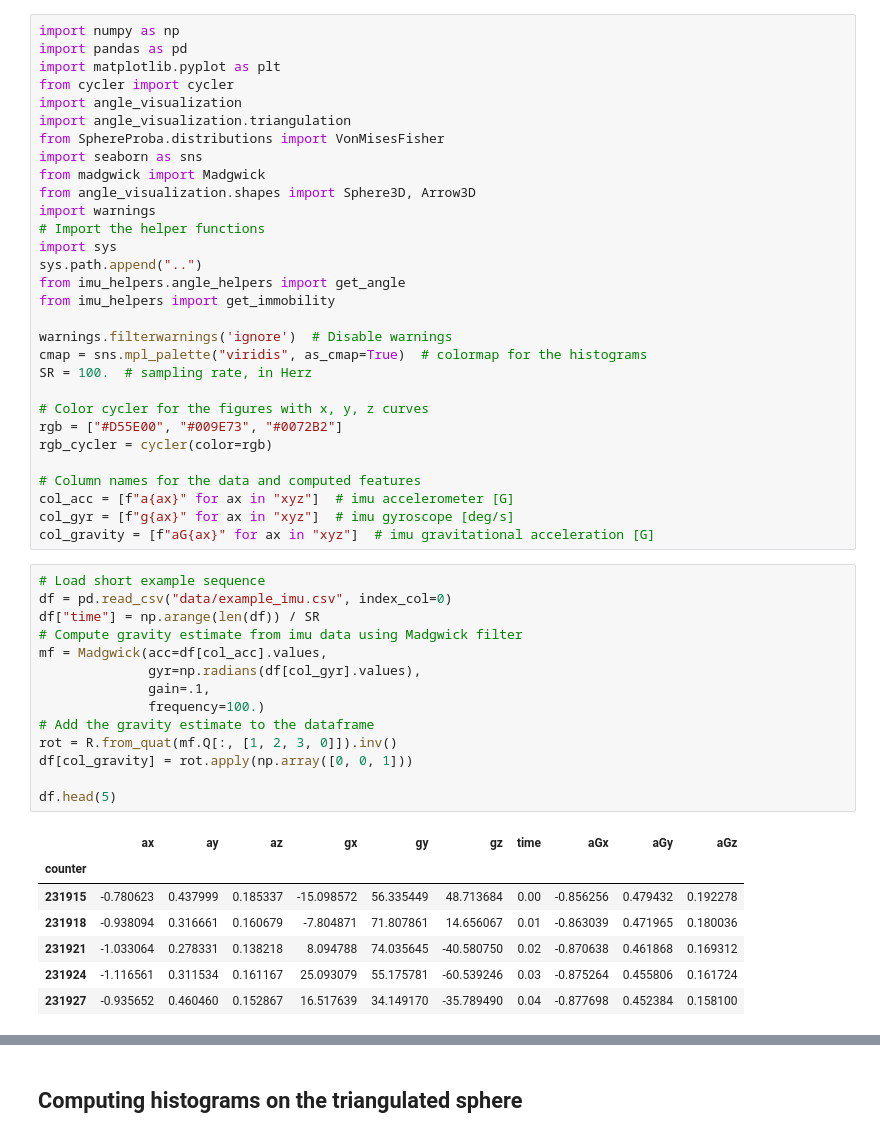
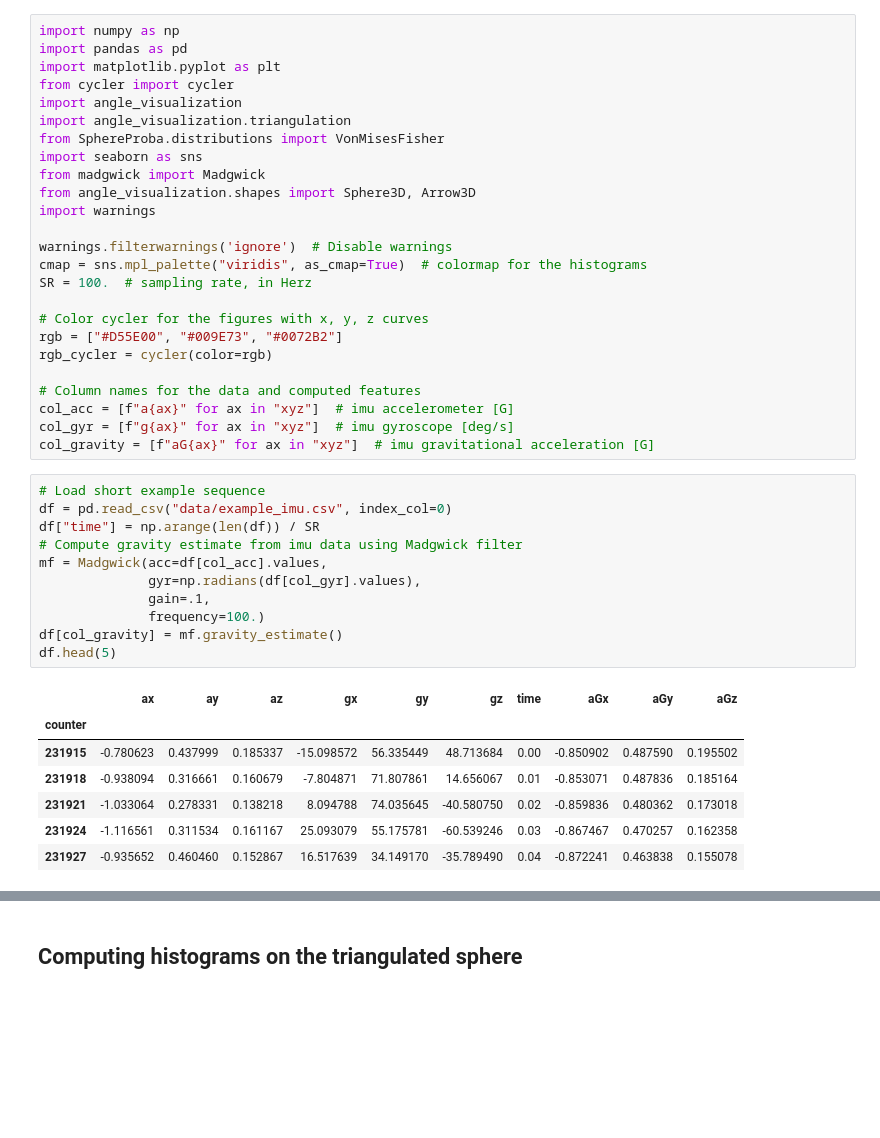
Before and after one commit to rfayat/sensors_IMU_head_tilt_rodents, a Jupyter notebook: notebooks/head_tilt_maps.ipynb, the cells around one changed output, grey strips where cells are left out. Drawn from its saved outputs; the diff is of its cells as text; blank space fills up the shorter version.

```diff
--- a/notebooks/head_tilt_maps.ipynb
+++ b/notebooks/head_tilt_maps.ipynb
@@ -17,11 +17,6 @@ import seaborn as sns
 from madgwick import Madgwick
 from angle_visualization.shapes import Sphere3D, Arrow3D
 import warnings
-# Import the helper functions
-import sys
-sys.path.append("..")
-from imu_helpers.angle_helpers import get_angle
-from imu_helpers import get_immobility
 
 warnings.filterwarnings('ignore')  # Disable warnings
 cmap = sns.mpl_palette("viridis", as_cmap=True)  # colormap for the histograms
@@ -38,25 +33,22 @@ col_gravity = [f"aG{ax}" for ax in "xyz"]  # imu gravitational acceleration [G]
 # %%
 # Load short example sequence
 df = pd.read_csv("data/example_imu.csv", index_col=0)
 df["time"] = np.arange(len(df)) / SR
 # Compute gravity estimate from imu data using Madgwick filter
 mf = Madgwick(acc=df[col_acc].values,
               gyr=np.radians(df[col_gyr].values),
               gain=.1,
               frequency=100.)
-# Add the gravity estimate to the dataframe
-rot = R.from_quat(mf.Q[:, [1, 2, 3, 0]]).inv()
-df[col_gravity] = rot.apply(np.array([0, 0, 1]))
-
+df[col_gravity] = mf.gravity_estimate()
 df.head(5)
 # %% [output]
 |  | ax | ay | az | gx | gy | gz | time | aGx | aGy | aGz |
 | counter |  |  |  |  |  |  |  |  |  |  |
-| 231915 | -0.780623 | 0.437999 | 0.185337 | -15.098572 | 56.335449 | 48.713684 | 0.00 | -0.856256 | 0.479432 | 0.192278 |
-| 231918 | -0.938094 | 0.316661 | 0.160679 | -7.804871 | 71.807861 | 14.656067 | 0.01 | -0.863039 | 0.471965 | 0.180036 |
-| 231921 | -1.033064 | 0.278331 | 0.138218 | 8.094788 | 74.035645 | -40.580750 | 0.02 | -0.870638 | 0.461868 | 0.169312 |
-| 231924 | -1.116561 | 0.311534 | 0.161167 | 25.093079 | 55.175781 | -60.539246 | 0.03 | -0.875264 | 0.455806 | 0.161724 |
-| 231927 | -0.935652 | 0.460460 | 0.152867 | 16.517639 | 34.149170 | -35.789490 | 0.04 | -0.877698 | 0.452384 | 0.158100 |
+| 231915 | -0.780623 | 0.437999 | 0.185337 | -15.098572 | 56.335449 | 48.713684 | 0.00 | -0.850902 | 0.487590 | 0.195502 |
+| 231918 | -0.938094 | 0.316661 | 0.160679 | -7.804871 | 71.807861 | 14.656067 | 0.01 | -0.853071 | 0.487836 | 0.185164 |
+| 231921 | -1.033064 | 0.278331 | 0.138218 | 8.094788 | 74.035645 | -40.580750 | 0.02 | -0.859836 | 0.480362 | 0.173018 |
+| 231924 | -1.116561 | 0.311534 | 0.161167 | 25.093079 | 55.175781 | -60.539246 | 0.03 | -0.867467 | 0.470257 | 0.162358 |
+| 231927 | -0.935652 | 0.460460 | 0.152867 | 16.517639 | 34.149170 | -35.789490 | 0.04 | -0.872241 | 0.463838 | 0.155078 |
 # %%
 idx_end = 1000  # last idx to plot
 
```
Also changed, not shown: parts of 5 cells of this notebook, 2 other files.
